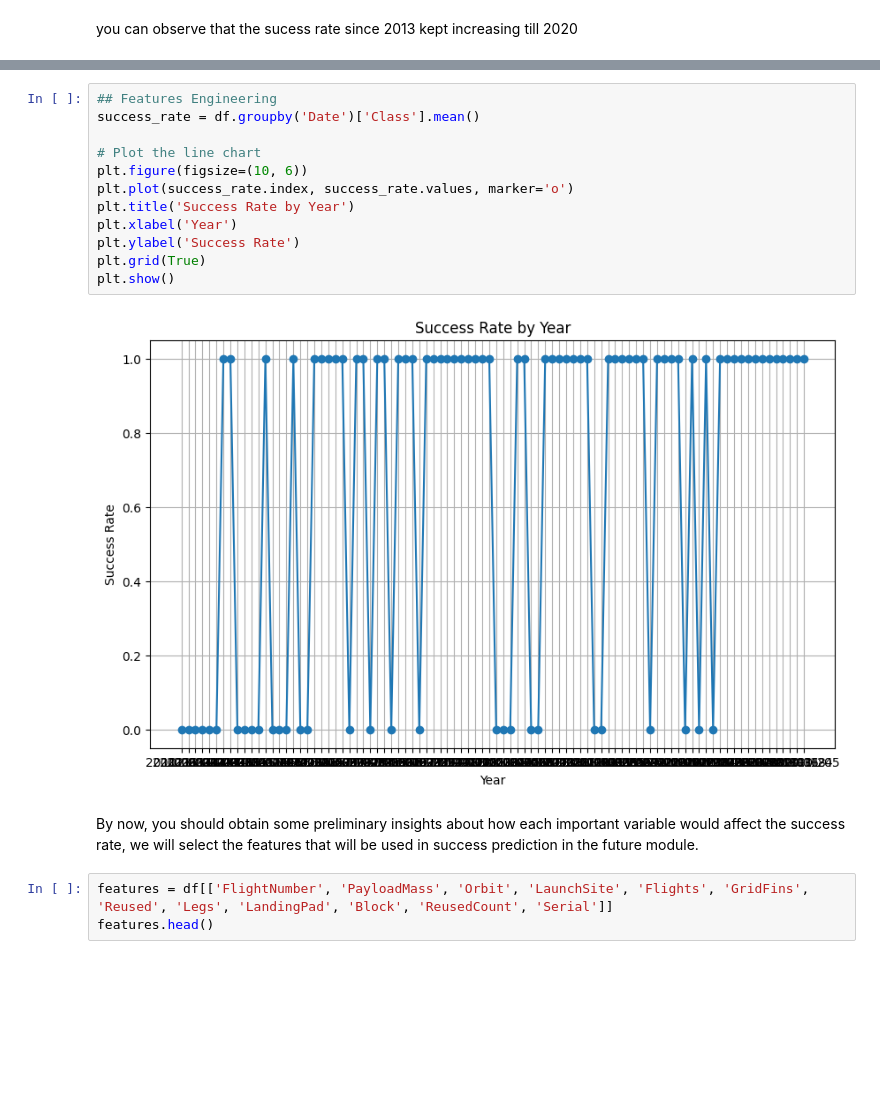
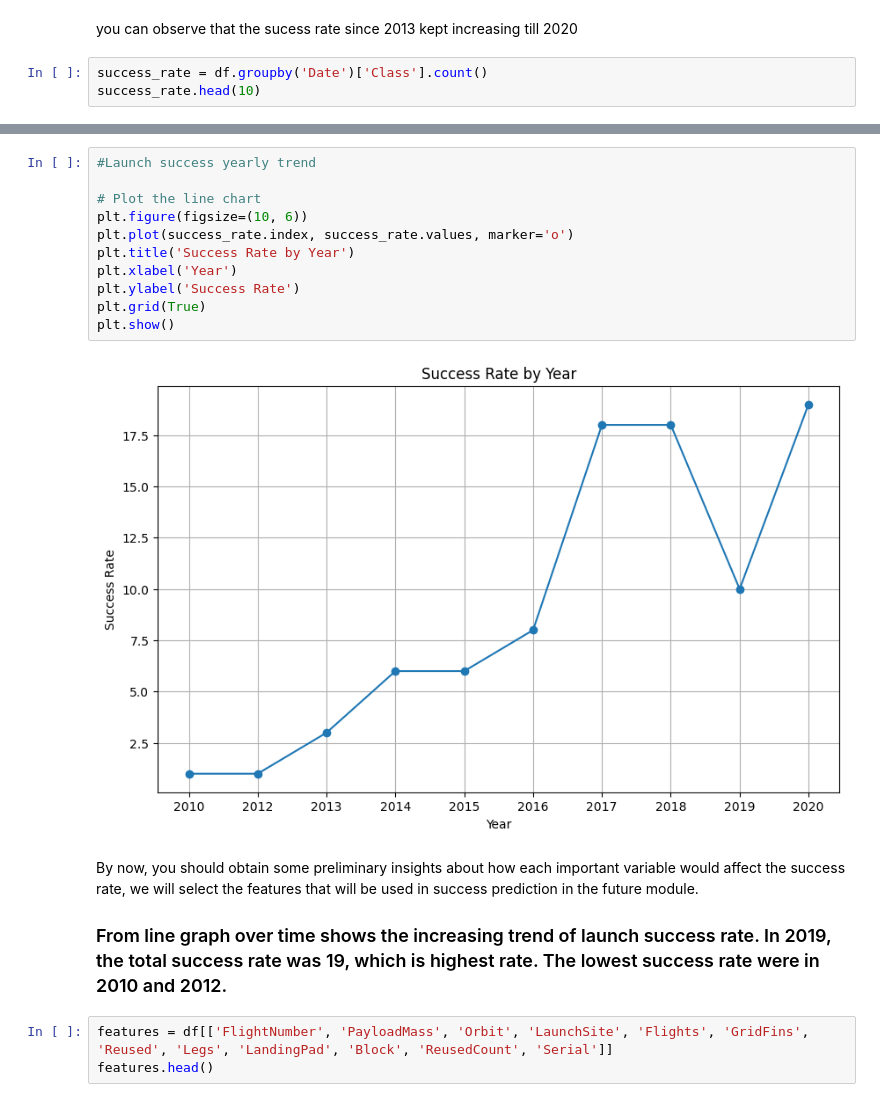
Before and after one commit to mmehata2023/testpro, a Jupyter notebook: edadataviz.ipynb, the cells around one changed output, grey strips where cells are left out. Saved outputs shown, nothing was run; the diff lists cells and outputs as text; blank space fills up the shorter version.

```diff
--- a/edadataviz.ipynb
+++ b/edadataviz.ipynb
@@ -204,2 +220,5 @@ df.head()
 # %% [markdown]
 you can observe that the sucess rate since 2013 kept increasing till 2020
+# %%
+success_rate = df.groupby('Date')['Class'].count()
+success_rate.head(10)
@@ -206,19 +238,19 @@ you can observe that the sucess rate since 2013 kept increasing till 2020
 # %%
-## Features Engineering
-success_rate = df.groupby('Date')['Class'].mean()
+#Launch success yearly trend
 
 # Plot the line chart
 plt.figure(figsize=(10, 6))
 plt.plot(success_rate.index, success_rate.values, marker='o')
 plt.title('Success Rate by Year')
 plt.xlabel('Year')
 plt.ylabel('Success Rate')
 plt.grid(True)
 plt.show()
 # %% [output]
-[figure, old version]
+[figure, new version]
 # %% [markdown]
 By now, you should obtain some preliminary insights about how each important variable would affect the success rate, we will select the features that will be used in success prediction in the future module.
+### From line graph over time shows the increasing trend of launch success rate. In 2019, the total success rate was 19, which is highest rate. The lowest success rate were in 2010 and 2012.
 # %%
 features = df[['FlightNumber', 'PayloadMass', 'Orbit', 'LaunchSite', 'Flights', 'GridFins', 'Reused', 'Legs', 'LandingPad', 'Block', 'ReusedCount', 'Serial']]
 features.head()
```
Also changed, not shown: parts of 10 cells of this notebook.
